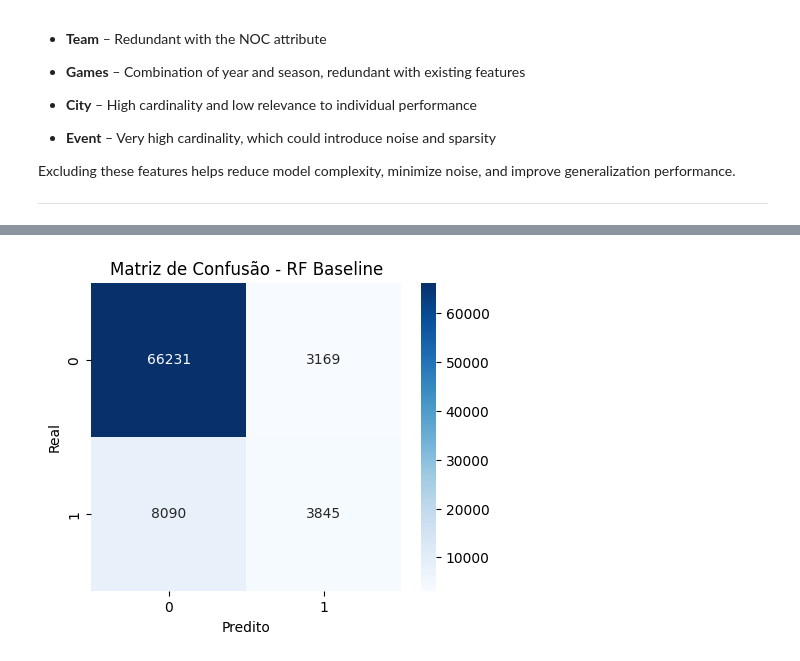
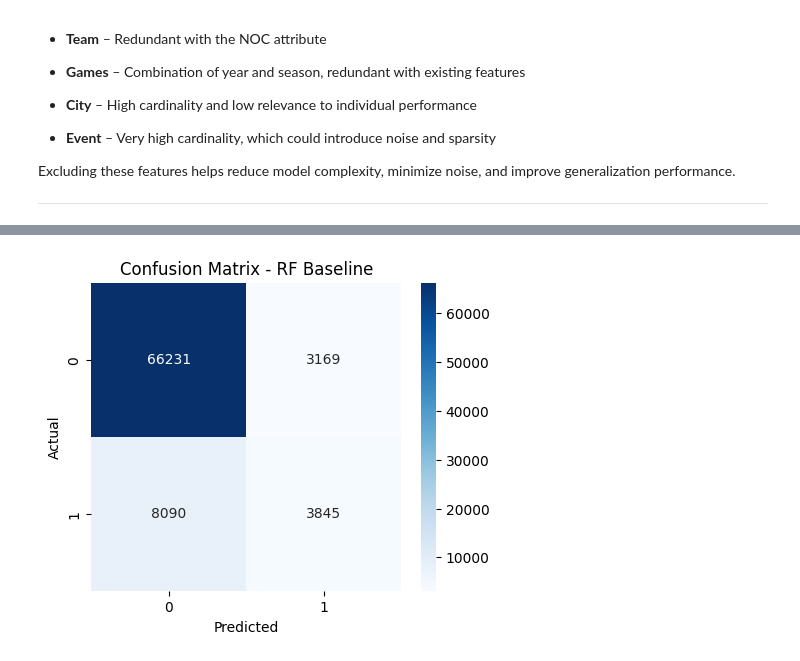
Before and after one commit to diogooaabreu/IA25_P02_G4, a Jupyter notebook: Notebook1.ipynb, the cells around one changed output, grey strips where cells are left out. Saved outputs shown, nothing was run; the diff lists cells and outputs as text; code cells hidden in the pictures.

```diff
--- a/Notebook1.ipynb
+++ b/Notebook1.ipynb
@@ -470,6 +616,6 @@ O modelo Decision Tree apresenta um bom equilíbrio entre accuracy e capacidade
 # %%
 # ===============================
-# Random Forest - Duas Versões
+# Random Forest - Two Versions
 # ===============================
 
 from sklearn.ensemble import RandomForestClassifier
@@ -477,9 +623,9 @@ from sklearn.metrics import accuracy_score, confusion_matrix, classification_rep
 import matplotlib.pyplot as plt
 import seaborn as sns
 
-# --- Versão Baseline (padrão) ---
+# --- Baseline Version (default) ---
 rf_baseline = RandomForestClassifier(
-    n_estimators=100,       # número padrão de árvores
+    n_estimators=100,       # default number of trees
     random_state=42
 )
 rf_baseline.fit(X_train, y_train)
@@ -487,65 +633,65 @@ y_pred_baseline = rf_baseline.predict(X_test)
 
 # Accuracy
 acc_baseline = accuracy_score(y_test, y_pred_baseline)
-print("=== Random Forest - Versão Padrão ===")
+print("=== Random Forest - Baseline Version ===")
 print(f"Accuracy: {acc_baseline:.4f}\n")
 
-# Matriz de Confusão
+# Confusion Matrix
 cm_baseline = confusion_matrix(y_test, y_pred_baseline)
-print("Matriz de Confusão:")
+print("Confusion Matrix:")
 print(cm_baseline)
 
-# Relatório de Classificação
-print("\nRelatório de Classificação:")
+# Classification Report
+print("\nClassification Report:")
 print(classification_report(y_test, y_pred_baseline))
 
-# Gráfico da Matriz de Confusão
+# Confusion Matrix Plot
 plt.figure(figsize=(5,4))
 sns.heatmap(cm_baseline, annot=True, fmt="d", cmap="Blues")
-plt.title("Matriz de Confusão - RF Baseline")
-plt.xlabel("Predito")
-plt.ylabel("Real")
+plt.title("Confusion Matrix - RF Baseline")
+plt.xlabel("Predicted")
+plt.ylabel("Actual")
 plt.show()
 
-# Análise em frase
-print("Análise dos Resultados:")
-print("O modelo baseline com 100 árvores identifica bem a classe maioritária (não medalha),")
-print("mas apresenta baixo recall para os medalhistas devido ao desbalanceamento de classes.\n")
+# Analysis in sentence
+print("Results Analysis:")
+print("The baseline model with 100 trees identifies the majority class (non-medalists) well,")
+print("but shows low recall for medalists due to class imbalance.\n")
 
 
-# --- Versão Melhorada (mais árvores + balanceamento de classes) ---
-rf_melhorado = RandomForestClassifier(
-    n_estimators=200,       # mais árvores para robustez
-    class_weight='balanced', # balanceamento das classes
+# --- Improved Version (more trees + class balancing) ---
+rf_improved = RandomForestClassifier(
+    n_estimators=200,       # more trees for robustness
+    class_weight='balanced', # class balancing
     random_state=42
 )
-rf_melhorado.fit(X_train, y_train)
-y_pred_melhorado = rf_melhorado.predict(X_test)
+rf_improved.fit(X_train, y_train)
+y_pred_improved = rf_improved.predict(X_test)
 
 # Accuracy
-acc_melhorado = accuracy_score(y_test, y_pred_melhorado)
-print("=== Random Forest - Versão Melhorada ===")
-print(f"Accuracy: {acc_melhorado:.4f}\n")
+acc_improved = accuracy_score(y_test, y_pred_improved)
+print("=== Random Forest - Improved Version ===")
+print(f"Accuracy: {acc_improved:.4f}\n")
 
-# Matriz de Confusão
-cm_melhorado = confusion_matrix(y_test, y_pred_melhorado)
-print("Matriz de Confusão:")
-print(cm_melhorado)
+# Confusion Matrix
+cm_improved = confusion_matrix(y_test, y_pred_improved)
+print("Confusion Matrix:")
+print(cm_improved)
 
-# Relatório de Classificação
-print("\nRelatório de Classificação:")
-print(classification_report(y_test, y_pred_melhorado))
+# Classification Report
+print("\nClassification Report:")
+print(classification_report(y_test, y_pred_improved))
 
-# Gráfico da Matriz de Confusão
+# Confusion Matrix Plot
 plt.figure(figsize=(5,4))
-sns.heatmap(cm_melhorado, annot=True, fmt="d", cmap="Greens")
-plt.title("Matriz de Confusão - RF Melhorada")
-plt.xlabel("Predito")
-plt.ylabel("Real")
+sns.heatmap(cm_improved, annot=True, fmt="d", cmap="Greens")
+plt.title("Confusion Matrix - RF Improved")
+plt.xlabel("Predicted")
+plt.ylabel("Actual")
 plt.show()
 
-# Análise em frase
-print("Análise dos Resultados:")
-print("A versão melhorada com balanceamento de classes e mais árvores aumenta o recall dos medalhistas,")
-print("reduzindo o viés da classe majoritária e proporcionando uma visão mais equilibrada das previsões.")
+# Analysis in sentence
+print("Results Analysis:")
+print("The improved version with class balancing and more trees increases recall for medalists,")
+print("reducing majority class bias and providing a more balanced view of the predictions.")
 # %% [output]
@@ -560,9 +706,9 @@ Relatório de Classificação:
               precision    recall  f1-score   support
 
            0       0.89      0.95      0.92     69400
            1       0.55      0.32      0.41     11935
 
     accuracy                           0.86     81335
    macro avg       0.72      0.64      0.66     81335
 weighted avg       0.84      0.86      0.85     81335
-[figure, old version]
+[figure, new version]
```
Also changed, not shown: parts of 15 cells of this notebook.
